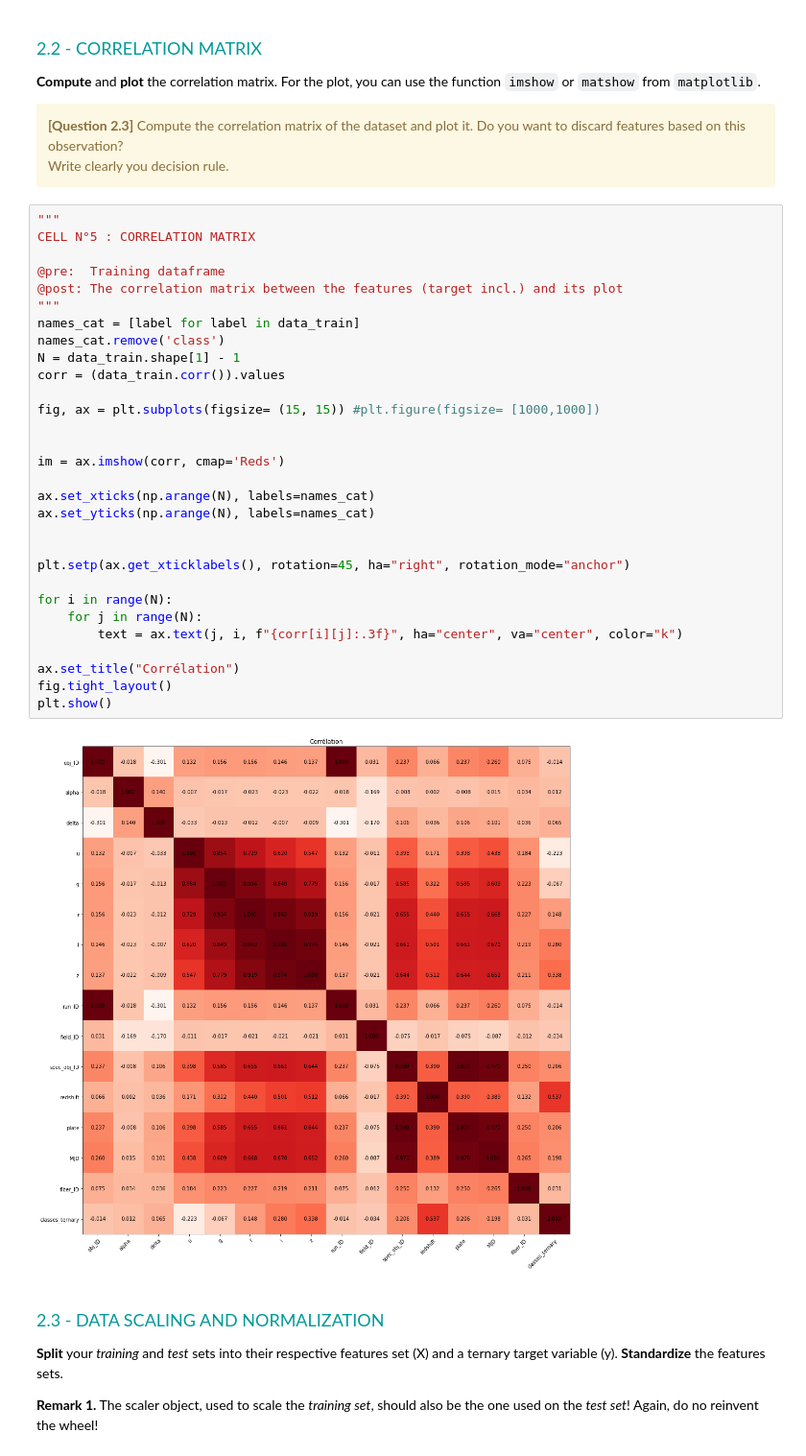
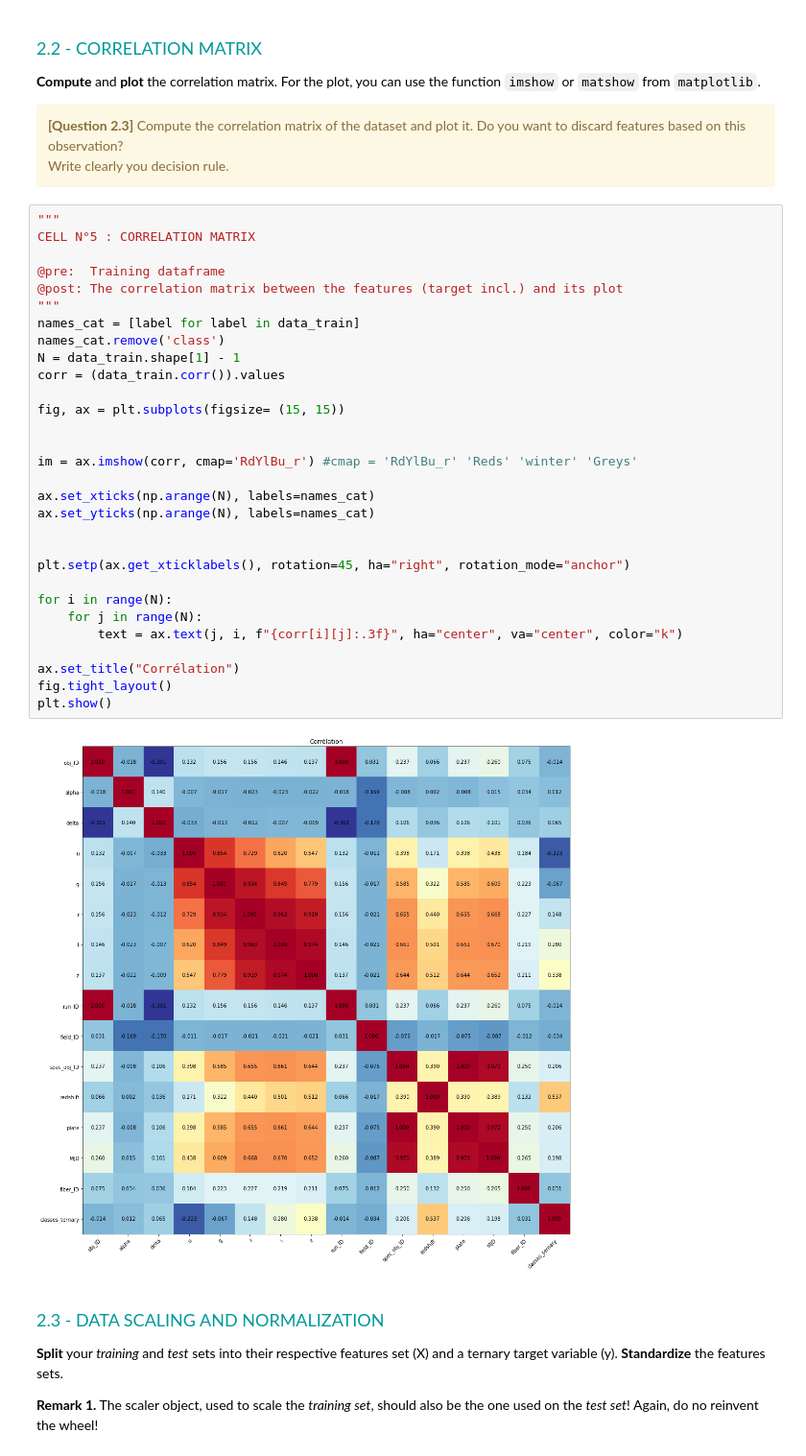
Before and after one commit to Mathis003/LEPL1109-Hackathons, a Jupyter notebook: Hackathon_2/Hackathon02-Classification.ipynb, the cells around one changed output. Shown at 96% size. Drawn from its saved outputs; the diff is of its cells as text.

```diff
--- a/Hackathon_2/Hackathon02-Classification.ipynb
+++ b/Hackathon_2/Hackathon02-Classification.ipynb
@@ -300,35 +300,35 @@ Write clearly you decision rule.
 # %%
 """
 CELL N°5 : CORRELATION MATRIX
 
 @pre:  Training dataframe
 @post: The correlation matrix between the features (target incl.) and its plot
 """
 names_cat = [label for label in data_train]
 names_cat.remove('class')
 N = data_train.shape[1] - 1
 corr = (data_train.corr()).values
 
-fig, ax = plt.subplots(figsize= (15, 15)) #plt.figure(figsize= [1000,1000])
+fig, ax = plt.subplots(figsize= (15, 15))
 
 
-im = ax.imshow(corr, cmap='Reds')
+im = ax.imshow(corr, cmap='RdYlBu_r') #cmap = 'RdYlBu_r' 'Reds' 'winter' 'Greys'
 
 ax.set_xticks(np.arange(N), labels=names_cat)
 ax.set_yticks(np.arange(N), labels=names_cat)
 
 
 plt.setp(ax.get_xticklabels(), rotation=45, ha="right", rotation_mode="anchor")
 
 for i in range(N):
     for j in range(N):
         text = ax.text(j, i, f"{corr[i][j]:.3f}", ha="center", va="center", color="k")
 
 ax.set_title("Corrélation")
 fig.tight_layout()
 plt.show()
 # %% [output]
-[figure, old version]
+[figure, new version]
 # %% [markdown]
 <font size=4 color=#009999> <br> 2.3 - DATA SCALING AND NORMALIZATION</font> <br>
 
```
